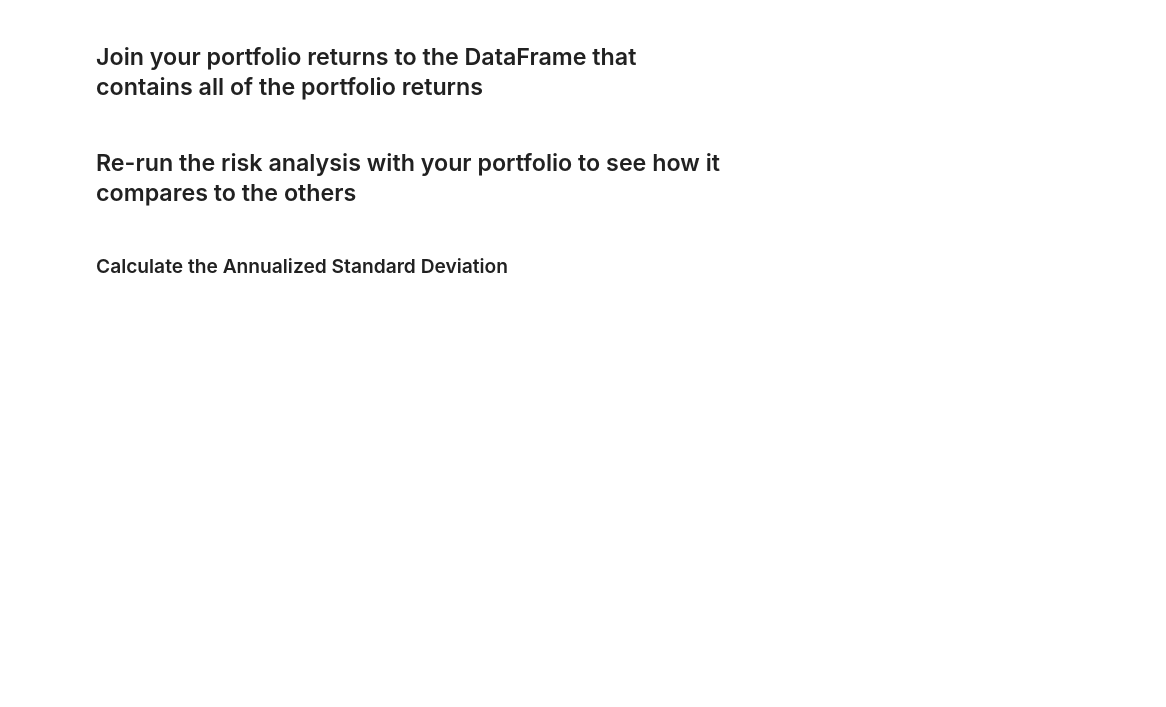
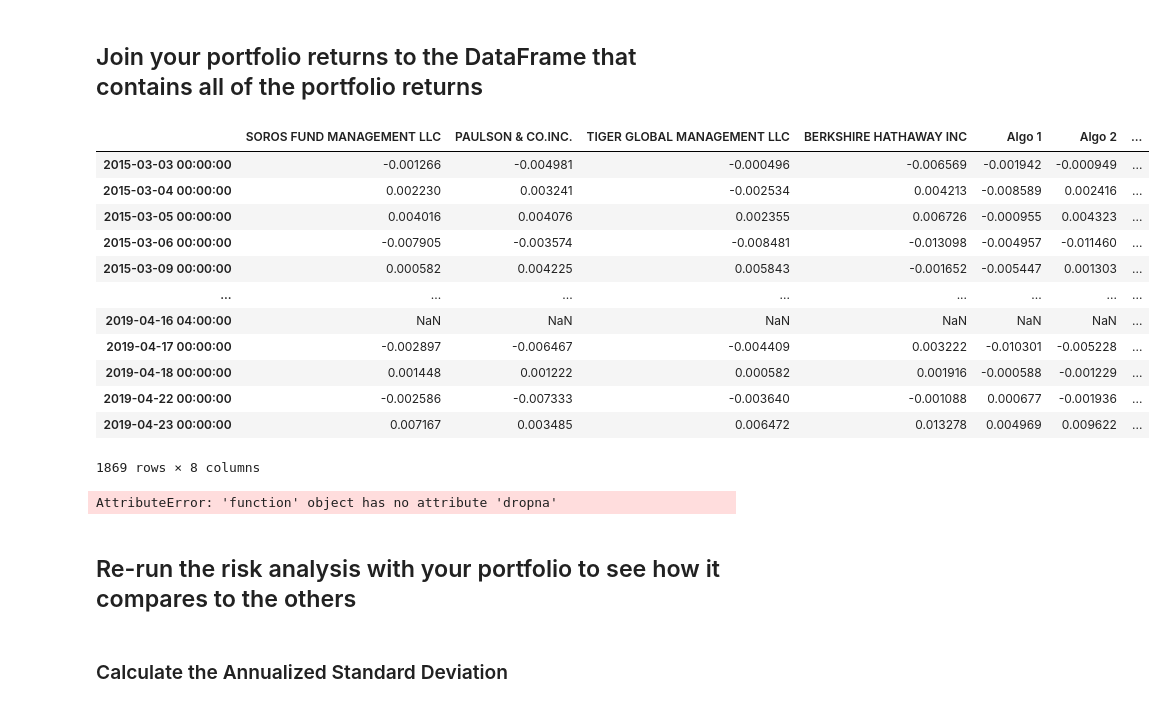
Before and after one commit to MontgomeryG/python-homework, a Jupyter notebook: Starter_Code 2/whale_analysis.ipynb, the cells around one changed output. Saved outputs shown, nothing was run; the diff lists cells and outputs as text; code cells hidden in the pictures; blank space fills up the shorter version.

```diff
--- a/Starter_Code 2/whale_analysis.ipynb
+++ b/Starter_Code 2/whale_analysis.ipynb
@@ -850,6 +863,18 @@ montys_portfolio_weighted_returns = montys_portfolio_daily_returns.dot(weights)
 #cumulative_returns = (1 + montys_portfolio_daily_returns).cumprod()          #reinvesting proceeds and adding one dollar
 #(initial_investment * cumulative_returns).plot()                # how our initial investment grows over time
 
+
+
+
 # Display sample data
 montys_portfolio_weighted_returns
+
+montys_portfolio_weighted_returns_df = pd.DataFrame()
+montys_portfolio_weighted_returns_df= pd.concat([montys_portfolio_weighted_returns], axis=1, join="inner")
+montys_portfolio_weighted_returns_df['Montys Portfolio'] = montys_portfolio_weighted_returns_df[0]
+
+
+montys_portfolio_weighted_returns_df.drop(montys_portfolio_weighted_returns_df.columns[0], axis=1, inplace=True)
+
+montys_portfolio_weighted_returns_df.head()
 # %% [output]
@@ -873,5 +890,34 @@ Length: 826, dtype: float64
+# %%
+# Join your returns DataFrame to the original returns DataFrame
+
+#combined_df = pd.concat([whale_df, algo_df, sp500_pct_change_df], axis=1, join="inner")
+
+#montys_portfolio_weighted_returns_df.index# = combined_df['Date'].dt.date
+
+#combined_df.index
+
+mega_portfolio = pd.concat([combined_df, montys_portfolio_weighted_returns_df], axis=1)
+mega_portfolio
+# %% [output]
+|  | SOROS FUND MANAGEMENT LLC | PAULSON & CO.INC. | TIGER GLOBAL MANAGEMENT LLC | BERKSHIRE HATHAWAY INC | Algo 1 | Algo 2 | ... |
+| 2015-03-03 00:00:00 | -0.001266 | -0.004981 | -0.000496 | -0.006569 | -0.001942 | -0.000949 | ... |
+| 2015-03-04 00:00:00 | 0.002230 | 0.003241 | -0.002534 | 0.004213 | -0.008589 | 0.002416 | ... |
+| 2015-03-05 00:00:00 | 0.004016 | 0.004076 | 0.002355 | 0.006726 | -0.000955 | 0.004323 | ... |
+| 2015-03-06 00:00:00 | -0.007905 | -0.003574 | -0.008481 | -0.013098 | -0.004957 | -0.011460 | ... |
+| 2015-03-09 00:00:00 | 0.000582 | 0.004225 | 0.005843 | -0.001652 | -0.005447 | 0.001303 | ... |
+| ... | ... | ... | ... | ... | ... | ... | ... |
+| 2019-04-16 04:00:00 | NaN | NaN | NaN | NaN | NaN | NaN | ... |
+| 2019-04-17 00:00:00 | -0.002897 | -0.006467 | -0.004409 | 0.003222 | -0.010301 | -0.005228 | ... |
+| 2019-04-18 00:00:00 | 0.001448 | 0.001222 | 0.000582 | 0.001916 | -0.000588 | -0.001229 | ... |
+| 2019-04-22 00:00:00 | -0.002586 | -0.007333 | -0.003640 | -0.001088 | 0.000677 | -0.001936 | ... |
+| 2019-04-23 00:00:00 | 0.007167 | 0.003485 | 0.006472 | 0.013278 | 0.004969 | 0.009622 | ... |
+1869 rows × 8 columns
 # %%
 # Only compare dates where return data exists for all the stocks (drop NaNs)
+mega_portfolio = mega_portfolio.dropna().copy()
+mega_portfolio.head()
+# %% [output]
+AttributeError: 'function' object has no attribute 'dropna'
 # %% [markdown]
 ## Re-run the risk analysis with your portfolio to see how it compares to the others
 # %% [markdown]
```
Also changed, not shown: parts of 7 cells of this notebook.
